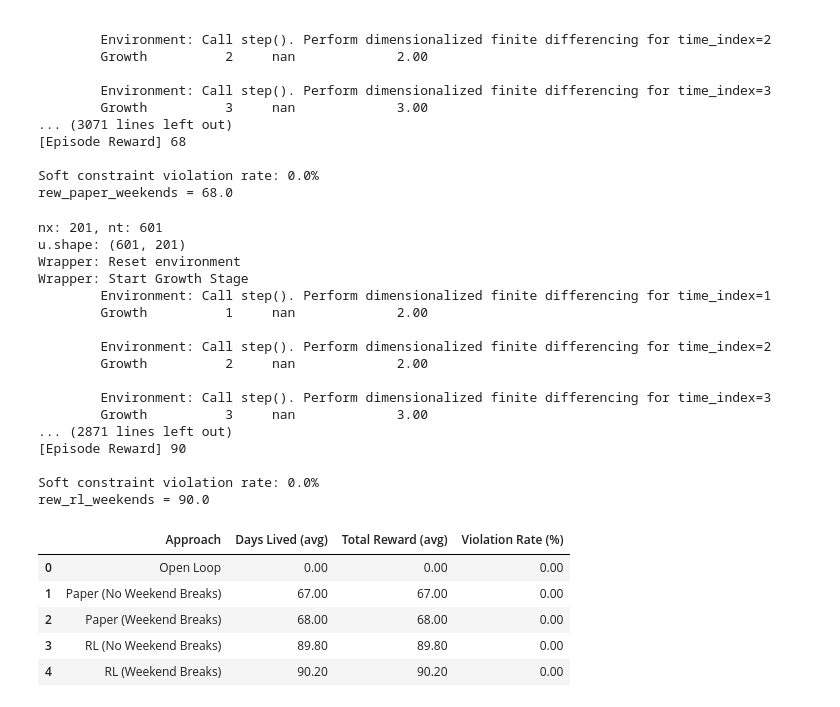
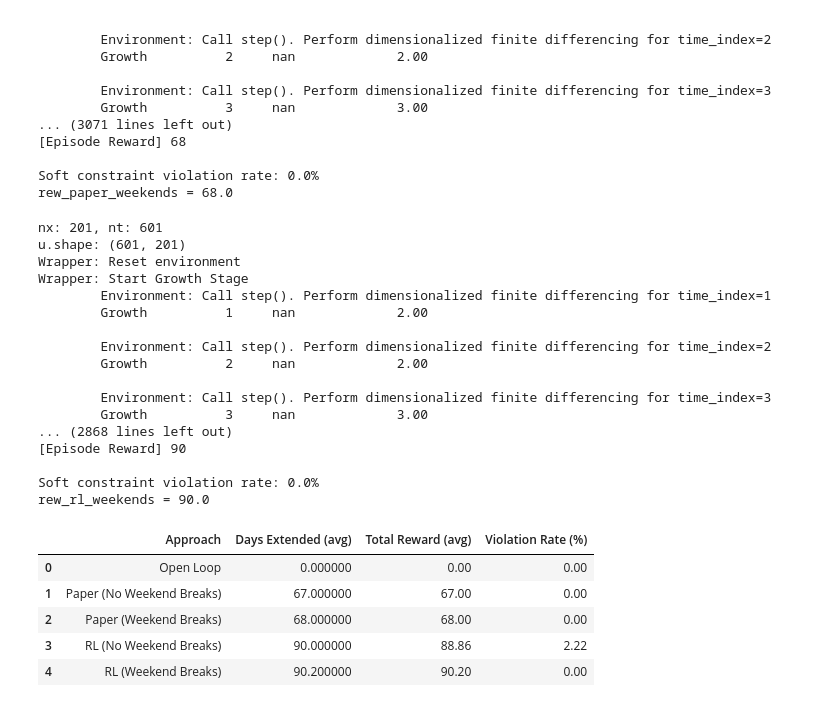
Before and after one commit to lukebhan/PDEControlGym, a Jupyter notebook: examples/BrainTumor1D/BrainTumor1DExample.ipynb, the cells around one changed output. Drawn from its saved outputs; the diff is of its cells as text; code cells hidden in the pictures.

```diff
--- a/examples/BrainTumor1D/BrainTumor1DExample.ipynb
+++ b/examples/BrainTumor1D/BrainTumor1DExample.ipynb
@@ -67,6 +68,7 @@ Parameters = {
   "dx": dx,
   "reward_class": reward_class,
   "normalize": True,
+  "dosage_termination_threshold": 0.1,
   "t1_detection_threshold": 0.8,
   "t2_detection_threshold": 0.16,
   "D": 0.2,
@@ -293,7 +314,7 @@ Wrapper: Start Growth Stage
 
         Environment: Call step(). Perform dimensionalized finite differencing for time_index=3
         Growth          3     nan             3.00
-... (2871 lines left out)
+... (2868 lines left out)
 [Episode Reward] 90
 
 Soft constraint violation rate: 0.0%
@@ -414,38 +383,38 @@ data = [
     ["Paper (No Weekend Breaks)",
      np.mean(paper_no_weekend_stats["days_lived"]),
      np.mean(paper_no_weekend_stats["total_reward"]),
      paper_no_weekend_stats["violation_rate"]],
 
     ["Paper (Weekend Breaks)",
      np.mean(paper_weekend_stats["days_lived"]),
      np.mean(paper_weekend_stats["total_reward"]),
      paper_weekend_stats["violation_rate"]],
 
     ["RL (No Weekend Breaks)",
      np.mean(rl_no_weekend_stats["days_lived"]),
      np.mean(rl_no_weekend_stats["total_reward"]),
      rl_no_weekend_stats["violation_rate"]],
 
     ["RL (Weekend Breaks)",
      np.mean(rl_weekend_stats["days_lived"]),
      np.mean(rl_weekend_stats["total_reward"]),
      rl_weekend_stats["violation_rate"]],
 ]
 
-df = pd.DataFrame(data, columns=["Approach", "Days Lived (avg)", "Total Reward (avg)", "Violation Rate (%)"])
+df = pd.DataFrame(data, columns=["Approach", "Days Extended (avg)", "Total Reward (avg)", "Violation Rate (%)"])
 df.style.set_table_styles([
     {"selector": "th.col_heading.level0.col0", "props": [("text-align", "left")]},  # left align header of column 0
     {"selector": "td.col0", "props": [("text-align", "left")]}                      # left align data of column 0
 ]).format({
     "Days Lived (avg)": "{:.2f}",
     "Total Reward (avg)": "{:.2f}",
     "Violation Rate (%)": "{:.2f}"
 })
 # %% [output]
-|  | Approach | Days Lived (avg) | Total Reward (avg) | Violation Rate (%) |
-| 0 | Open Loop | 0.00 | 0.00 | 0.00 |
-| 1 | Paper (No Weekend Breaks) | 67.00 | 67.00 | 0.00 |
-| 2 | Paper (Weekend Breaks) | 68.00 | 68.00 | 0.00 |
-| 3 | RL (No Weekend Breaks) | 89.80 | 89.80 | 0.00 |
-| 4 | RL (Weekend Breaks) | 90.20 | 90.20 | 0.00 |
+|  | Approach | Days Extended (avg) | Total Reward (avg) | Violation Rate (%) |
+| 0 | Open Loop | 0.000000 | 0.00 | 0.00 |
+| 1 | Paper (No Weekend Breaks) | 67.000000 | 67.00 | 0.00 |
+| 2 | Paper (Weekend Breaks) | 68.000000 | 68.00 | 0.00 |
+| 3 | RL (No Weekend Breaks) | 90.000000 | 88.86 | 2.22 |
+| 4 | RL (Weekend Breaks) | 90.200000 | 90.20 | 0.00 |
 # %%
```
Also changed, not shown: parts of 4 cells of this notebook, 20 other files.
